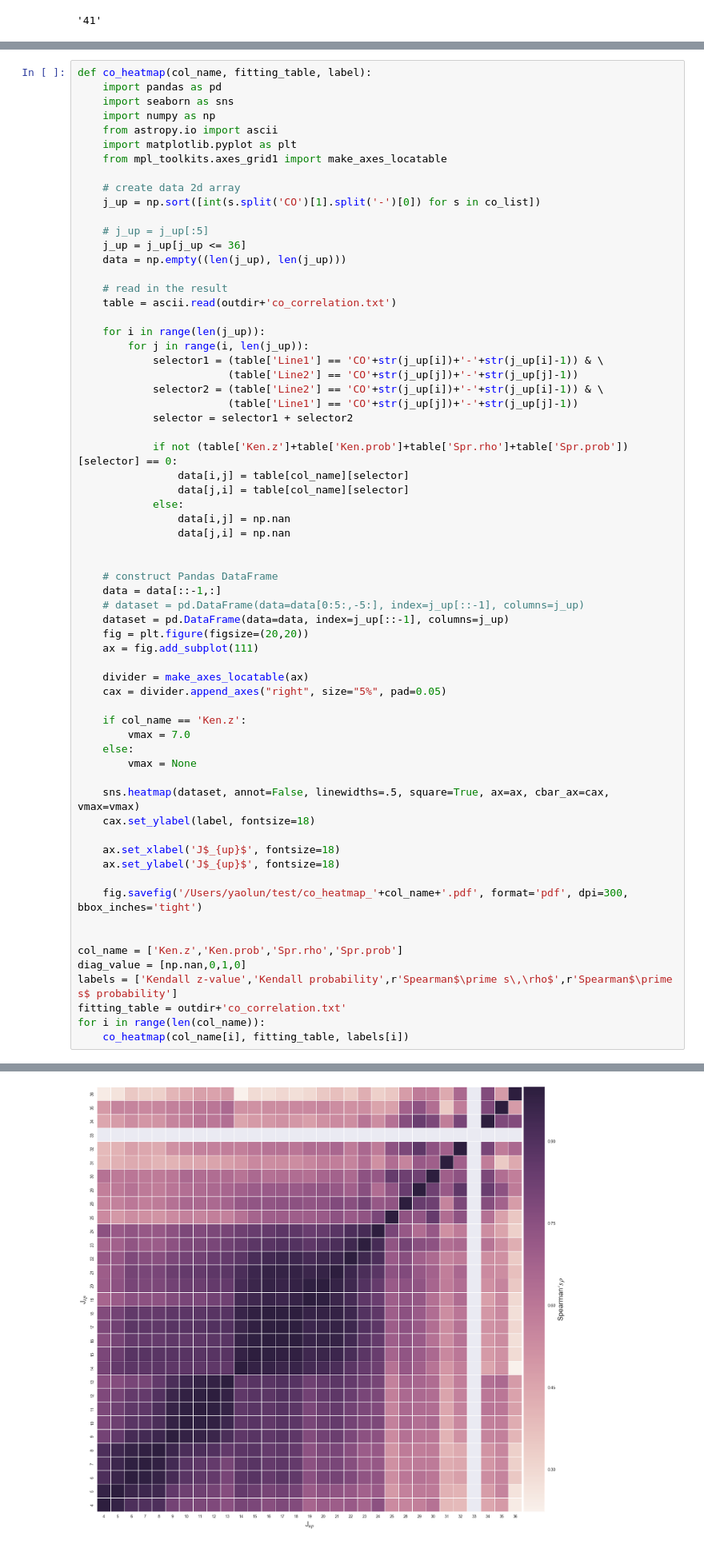
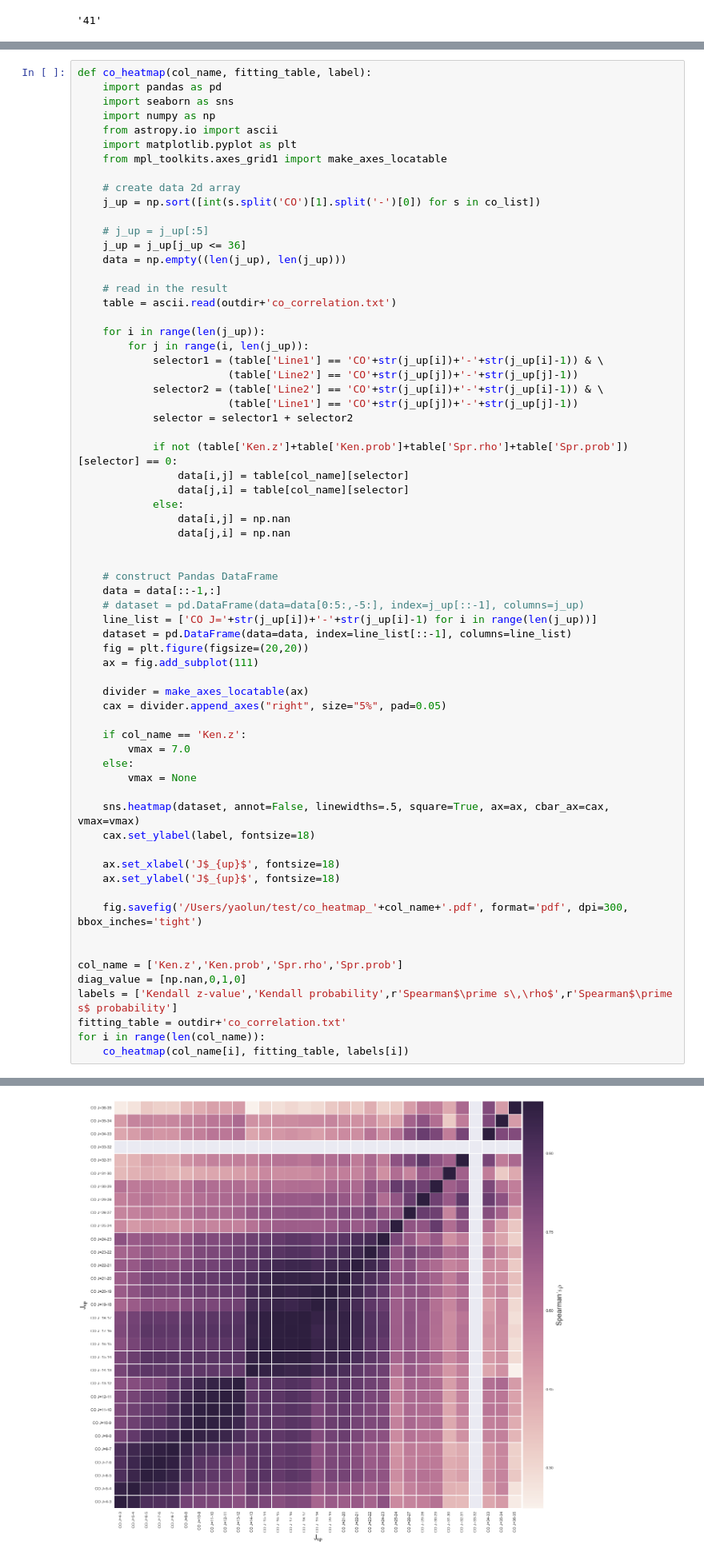
Before and after one commit to yaolun/misc, a Jupyter notebook: input_asurv.ipynb, the cells around one changed output, grey strips where cells are left out. Shown at 80% size. Saved outputs shown, nothing was run; the diff lists cells and outputs as text.

```diff
--- a/input_asurv.ipynb
+++ b/input_asurv.ipynb
@@ -330,7 +330,8 @@ def co_heatmap(col_name, fitting_table, label):
     # construct Pandas DataFrame
     data = data[::-1,:]
     # dataset = pd.DataFrame(data=data[0:5:,-5:], index=j_up[::-1], columns=j_up)
-    dataset = pd.DataFrame(data=data, index=j_up[::-1], columns=j_up)
+    line_list = ['CO J='+str(j_up[i])+'-'+str(j_up[i]-1) for i in range(len(j_up))]
+    dataset = pd.DataFrame(data=data, index=line_list[::-1], columns=line_list)
     fig = plt.figure(figsize=(20,20))
     ax = fig.add_subplot(111)
 
@@ -363 +364 @@ for i in range(len(col_name)):
-[figure, old version]
+[figure, new version]
```
Also changed, not shown: parts of 5 cells of this notebook, 2 other files.
